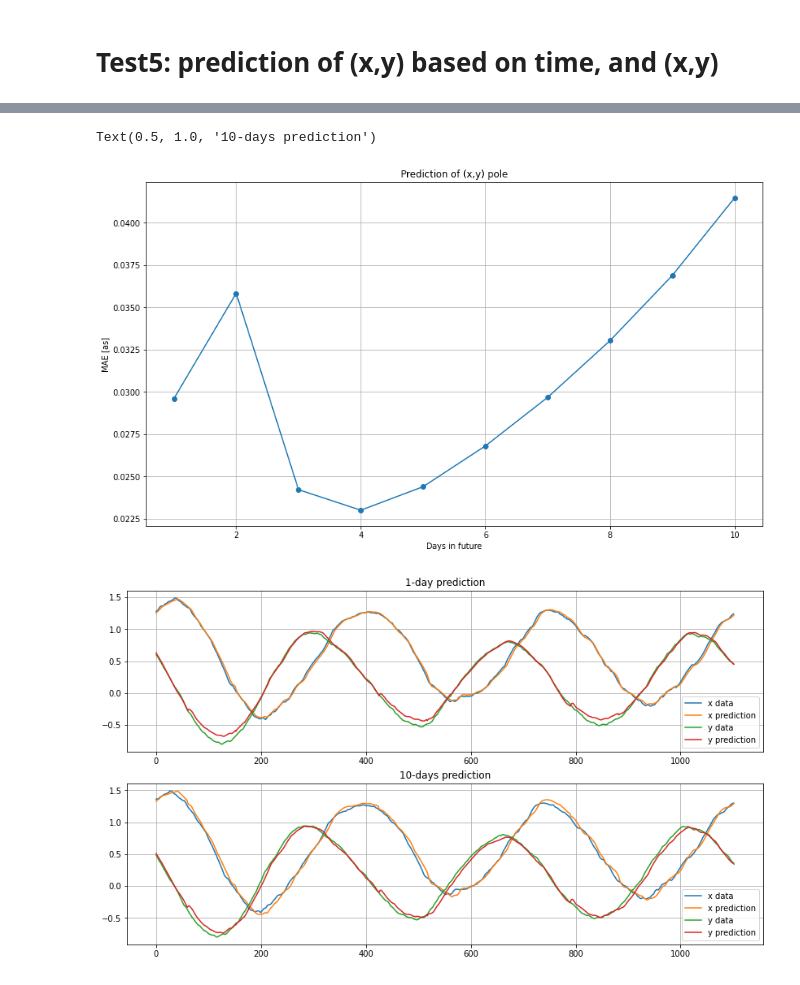
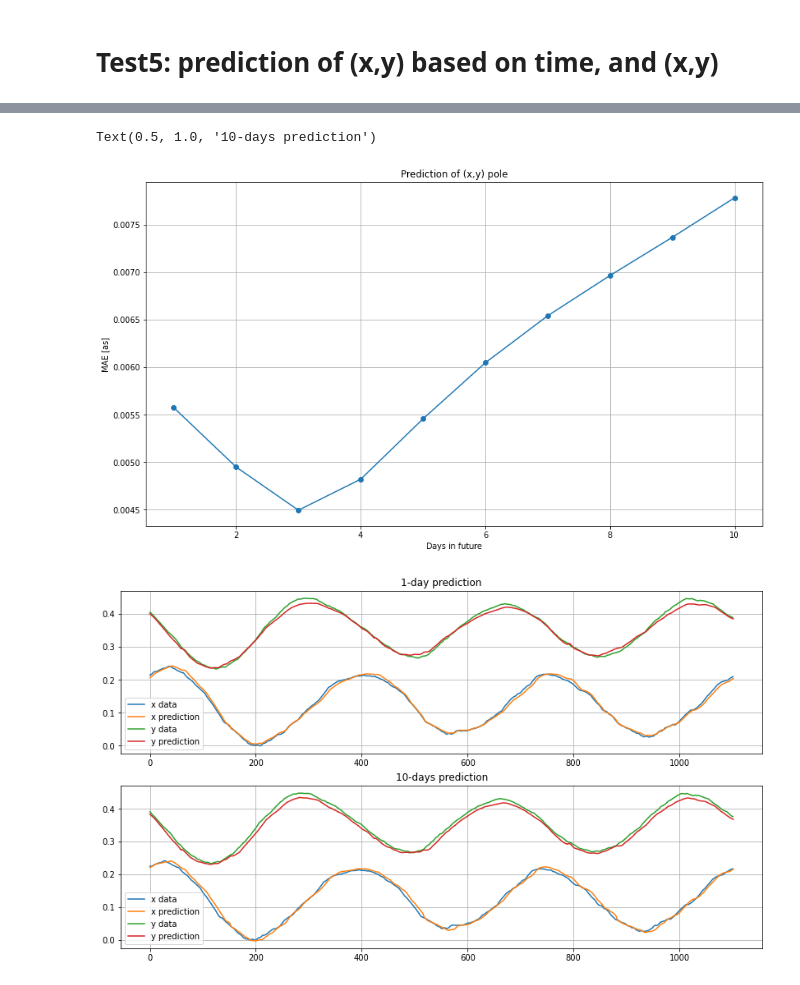
Before and after one commit to ICCT-ML-in-geodesy/EOP-prediction, a Jupyter notebook: lstm_for_eop_xy_pole.ipynb, the cells around one changed output, grey strips where cells are left out. Drawn from its saved outputs; the diff is of its cells as text; code cells hidden in the pictures.

```diff
--- a/lstm_for_eop_xy_pole.ipynb
+++ b/lstm_for_eop_xy_pole.ipynb
@@ -626,11 +611,11 @@ performance['(x,t) --> x'] = model.evaluate(wide_window_x.test_x)
 
 y1=[]
 for i in range(test_df_x.shape[0]-input_width-shift):
-    y=test_df_x['x'][input_width+i+1:input_width+i+shift+1]
+    y=test_df_x['x'][input_width+i+1:input_width+i+shift+1]*train_std_x['x']+train_mean_x['x']
     y1.append(y)
     #print(y.shape)
 
-y_hat = model.predict(wide_window_x.test_x, verbose=0)
+y_hat = model.predict(wide_window_x.test_x, verbose=0)*train_std_x['x']+train_mean_x['x']
 y_hat = y_hat.reshape(y_hat.shape[0], y_hat.shape[1])
 
 diff1=[]
@@ -714,11 +699,11 @@ performance['(y,t) --> y'] = model.evaluate(wide_window_y.test_y)
 
 y1=[]
 for i in range(test_df_y.shape[0]-input_width-shift):
-    y=test_df_y['y'][input_width+i+1:input_width+i+shift+1]
+    y=test_df_y['y'][input_width+i+1:input_width+i+shift+1]*train_std_y['y']+train_mean_y['y']
     y1.append(y)
     #print(y.shape)
 
-y_hat = model.predict(wide_window_y.test_y, verbose=0)
+y_hat = model.predict(wide_window_y.test_y, verbose=0)*train_std_y['y']+train_mean_y['y']
 y_hat = y_hat.reshape(y_hat.shape[0], y_hat.shape[1])
 
 diff1=[]
@@ -802,11 +787,11 @@ performance['(x,y,t) --> x'] = model.evaluate(wide_window_xy1.test_xy)
 
 y1=[]
 for i in range(test_df_xy.shape[0]-input_width-shift):
-    y=test_df_xy['x'][input_width+i+1:input_width+i+shift+1]
+    y=test_df_xy['x'][input_width+i+1:input_width+i+shift+1]*train_std_xy['x']+train_mean_xy['x']
     y1.append(y)
     #print(y.shape)
 
-y_hat = model.predict(wide_window_xy1.test_xy, verbose=0)
+y_hat = model.predict(wide_window_xy1.test_xy, verbose=0)*train_std_xy['x']+train_mean_xy['x']
 y_hat = y_hat.reshape(y_hat.shape[0], y_hat.shape[1])
 
 diff1=[]
@@ -890,11 +875,11 @@ performance['(x,y,t) --> y'] = model.evaluate(wide_window_xy2.test_xy)
 
 y1=[]
 for i in range(test_df_xy.shape[0]-input_width-shift):
-    y=test_df_xy['y'][input_width+i+1:input_width+i+shift+1]
+    y=test_df_xy['y'][input_width+i+1:input_width+i+shift+1]*train_std_xy['y']+train_mean_xy['y']
     y1.append(y)
     #print(y.shape)
 
-y_hat = model.predict(wide_window_xy1.test_xy, verbose=0)
+y_hat = model.predict(wide_window_xy1.test_xy, verbose=0)*train_std_xy['y']+train_mean_xy['y']
 y_hat = y_hat.reshape(y_hat.shape[0], y_hat.shape[1])
 
 diff1=[]
@@ -982,12 +967,19 @@ for i in range(test_df_xy.shape[0]-input_width-shift):
     y1.append(y)
     #print(y.shape)
 
+
+y1=np.array(y1)
 y_hat = model.predict(wide_window_xy3.test_xy, verbose=0)
 y_hat = y_hat.reshape(y_hat.shape[0], y_hat.shape[1],y_hat.shape[2])
+y_hat[:,:,0]=y_hat[:,:,0]*train_std_xy['x']+train_mean_xy['x']
+y_hat[:,:,1]=y_hat[:,:,1]*train_std_xy['y']+train_mean_xy['y']
+
+y1[:,:,0]=y1[:,:,0]*train_std_xy['x']+train_mean_xy['x']
+y1[:,:,1]=y1[:,:,1]*train_std_xy['y']+train_mean_xy['y']
 
 diff1=[]
 for i in range(0,y_hat.shape[0]-1):
-    diff = y_hat[i,:] - y1[i]
+    diff = y_hat[i,:] - y1[i,:]
     diff1.append(np.abs(diff))
 
 MAE_xy3 = np.mean(diff1,axis=(0,2))
@@ -1025,4 +1017,4 @@ plt.title('10-days prediction')
 Text(0.5, 1.0, '10-days prediction')
-[figure, old version]
+[figure, new version]
-[figure, old version]
+[figure, new version]
 # %% [markdown]
```
Also changed, not shown: parts of 12 cells of this notebook.
